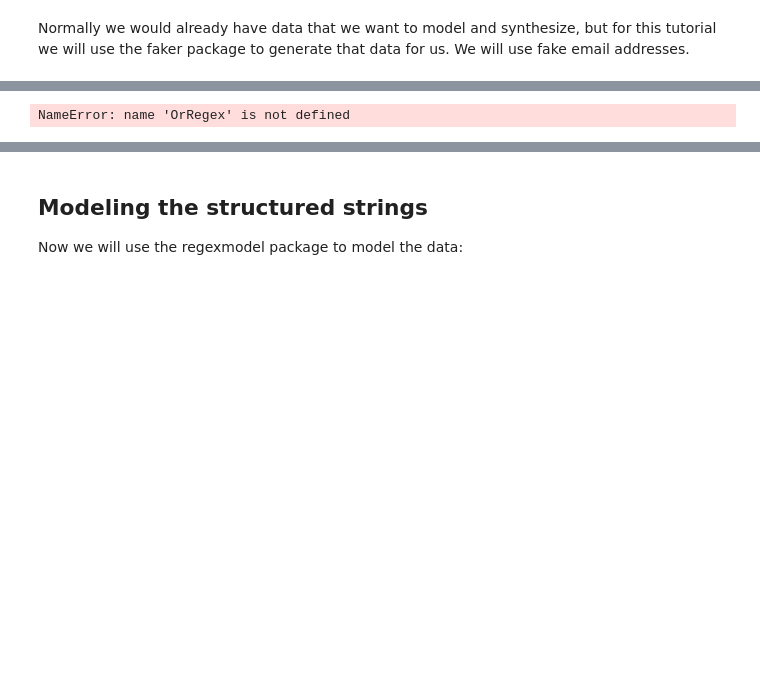
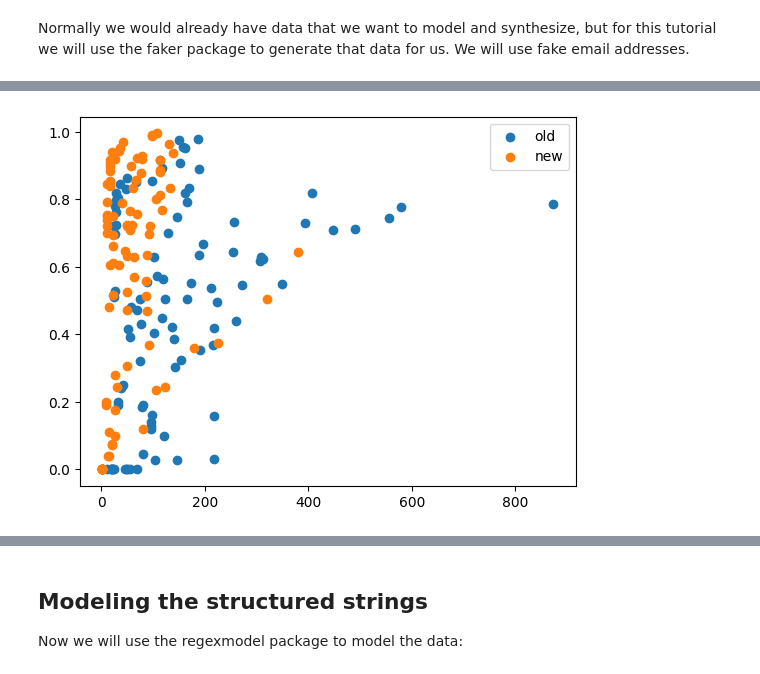
Before and after one commit to sodascience/regexmodel, a Jupyter notebook: examples/workspace.ipynb, the cells around one changed output, grey strips where cells are left out. Saved outputs shown, nothing was run; the diff lists cells and outputs as text; code cells hidden in the pictures; blank space fills up the shorter version.

```diff
--- a/examples/workspace.ipynb
+++ b/examples/workspace.ipynb
@@ -64,5 +59,0 @@ def _check_stat_compatible(stat_a, stat_b, count_thres, sigma=3):
-# %%
-import string
-isinstance(OrRegex([]), BaseRegex)
-# %% [output]
-NameError: name 'OrRegex' is not defined
@@ -153,7 +86,9 @@ def plot_succes_rate(fake_type):
     plt.legend()
     plt.show()
 # %%
-plot_succes_rate("job")
+plot_succes_rate("address")
+# %% [output]
+[figure, added]
 # %%
 for url in email_addresses[:10]:
     print(url, list(model.regex_edge.log_likelihood(url)))
```
Also changed, not shown: parts of 10 cells of this notebook, 10 other files.
